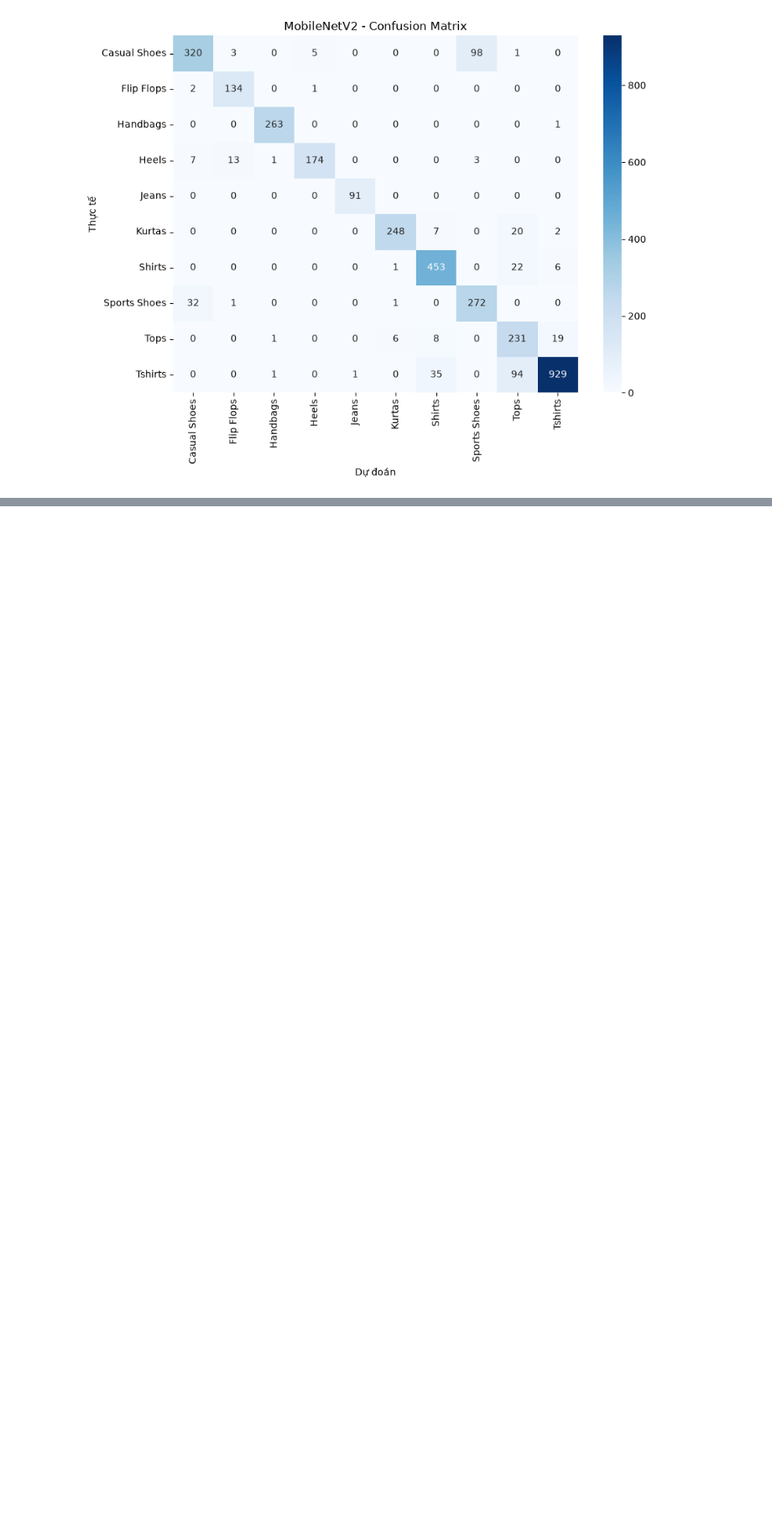
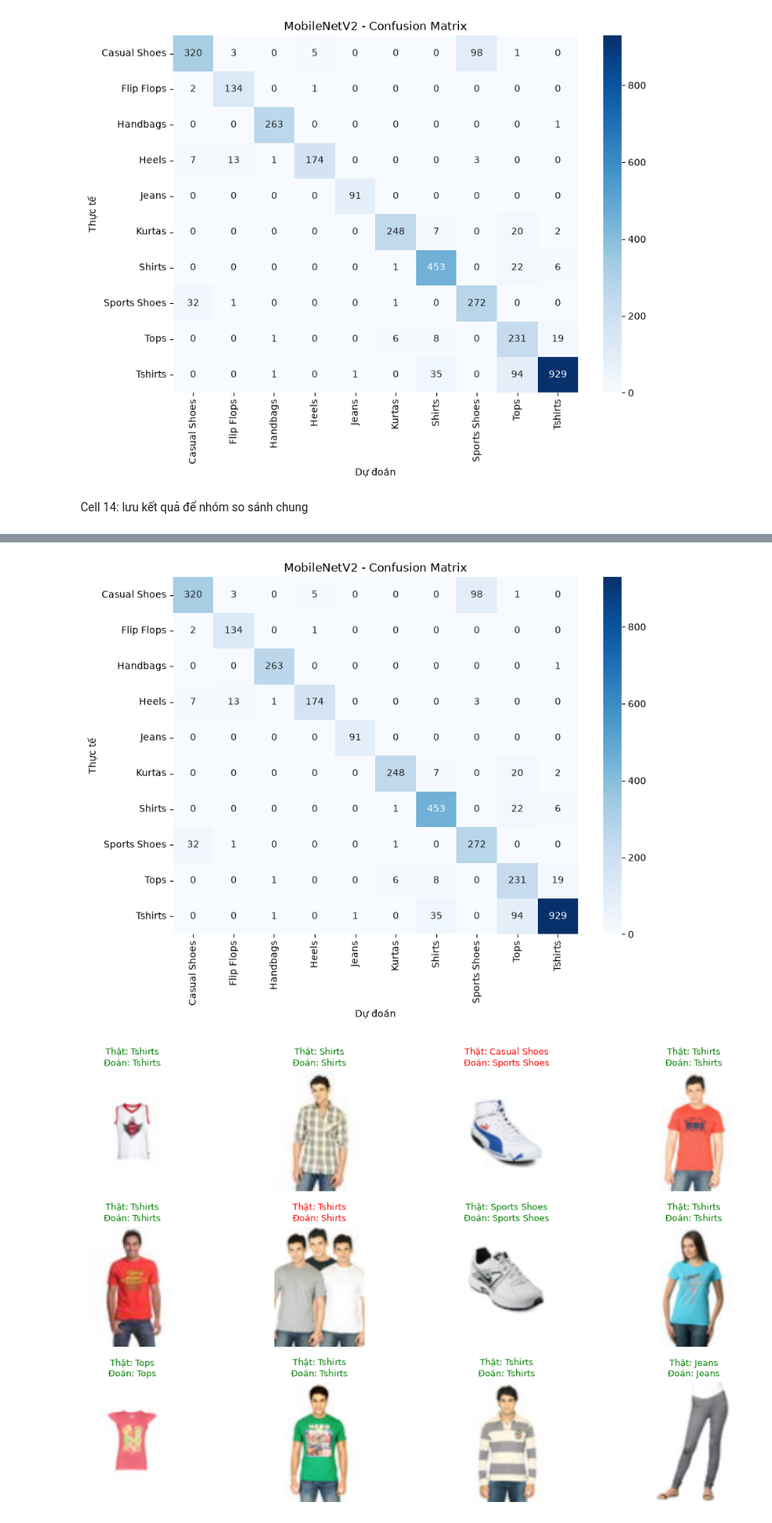
Before and after one commit to KatsuroHuy/AI66B-Deep-Neural-Network-project, a Jupyter notebook: MobileNetV2/MobileNetV2_Transfer_Learning.ipynb, the cells around one changed output, grey strips where cells are left out. Shown at 84% size. Cells and saved outputs as stored; diff of their text form; code cells hidden in the pictures; blank space fills up the shorter version.

```diff
--- a/MobileNetV2/MobileNetV2_Transfer_Learning.ipynb
+++ b/MobileNetV2/MobileNetV2_Transfer_Learning.ipynb
@@ -274,7 +304,44 @@ plt.xlabel("Dự đoán"); plt.ylabel("Thực tế"); plt.title("MobileNetV2 - C
 plt.tight_layout(); plt.savefig("mnv2_confusion_matrix.png", dpi=150); plt.show()
 # %% [output]
 [figure]
+# %% [markdown]
+Cell 14: lưu kết quả để nhóm so sánh chung
 # %%
 np.save("mnv2_y_pred.npy", y_pred)
 np.save("mnv2_y_true.npy", y_test)
 model.save("mnv2_final.keras")
+# %%
+import numpy as np, tensorflow as tf
+import matplotlib.pyplot as plt, seaborn as sns
+from sklearn.metrics import classification_report, confusion_matrix, accuracy_score
+
+# 1. Nạp dữ liệu test (dùng đúng đường dẫn như Cell 1 của bạn)
+d = np.load("fashion_96x72.npz")
+X_test, y_test = d["X_test"], d["y_test"]
+class_names = [str(c) for c in d["class_names"]]
+
+# 2. Nạp model đã lưu (không train lại)
+model_loaded = tf.keras.models.load_model("mnv2_finetuned.keras")
+
+# 3. Dự đoán trên toàn bộ tập test
+y_pred = model_loaded.predict(X_test, batch_size=64).argmax(axis=1)
+print("Test accuracy:", round(accuracy_score(y_test, y_pred), 4))
+print(classification_report(y_test, y_pred, target_names=class_names, digits=4))
+
+# 4. Confusion matrix
+cm = confusion_matrix(y_test, y_pred)
+plt.figure(figsize=(9, 7))
+sns.heatmap(cm, annot=True, fmt="d", cmap="Blues", xticklabels=class_names, yticklabels=class_names)
+plt.xlabel("Dự đoán"); plt.ylabel("Thực tế"); plt.title("MobileNetV2 - Confusion Matrix")
+plt.tight_layout(); plt.show()
+
+# 5. Xem 12 ảnh test ngẫu nhiên (xanh = đúng, đỏ = sai)
+idx = np.random.choice(len(X_test), 12, replace=False)
+plt.figure(figsize=(12, 7))
+for i, k in enumerate(idx):
+    plt.subplot(3, 4, i + 1)
+    plt.imshow(X_test[k]); plt.axis("off")
+    plt.title(f"Thật: {class_names[y_test[k]]}\nĐoán: {class_names[y_pred[k]]}",
+              color="green" if y_pred[k] == y_test[k] else "red", fontsize=9)
+plt.tight_layout(); plt.show()
+# %% [output]
@@ -280,0 +366,2 @@ model.save("mnv2_final.keras")
+[figure, added]
+[figure, added]
```
Also changed, not shown: parts of 16 cells of this notebook.
